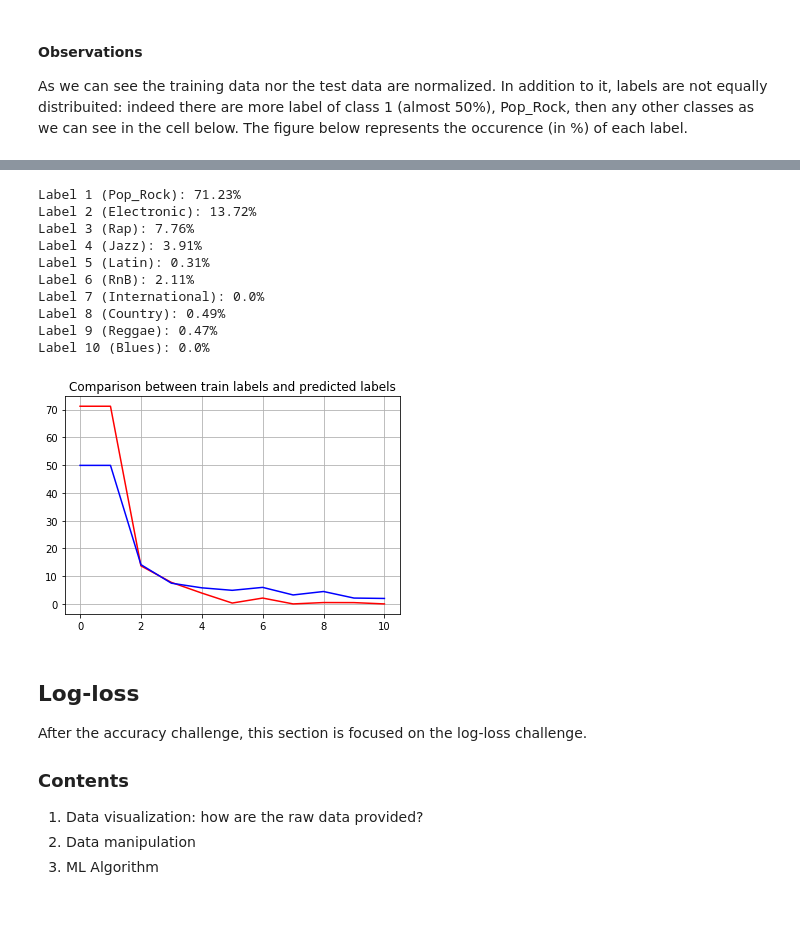
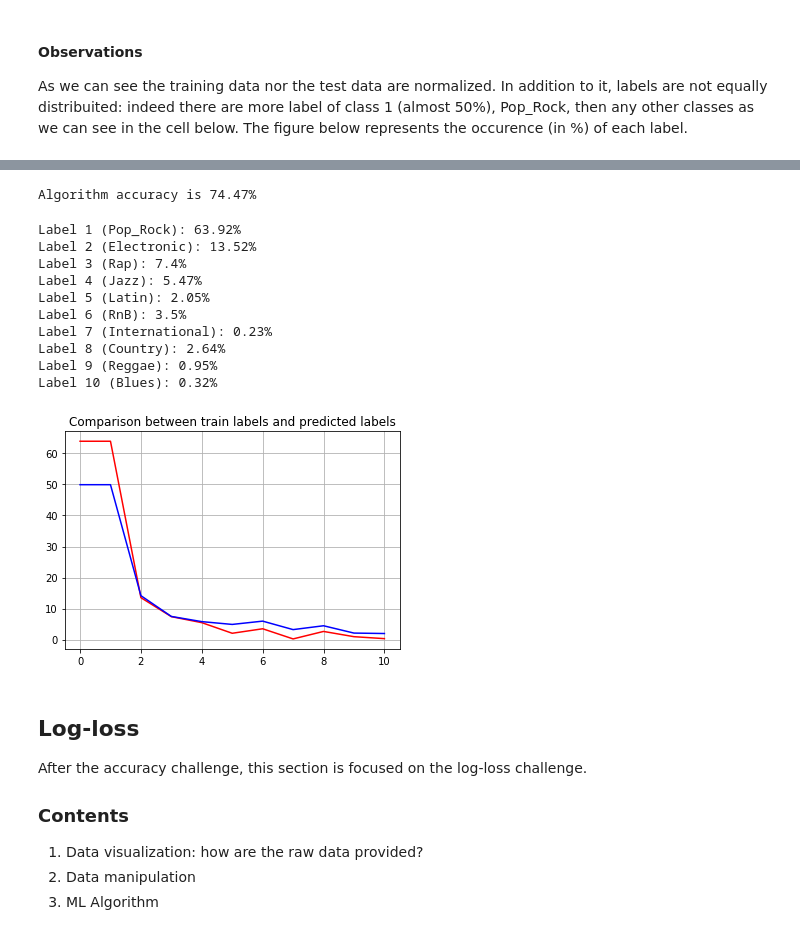
Before and after one commit to FedeMITIC/data-analysis-project, a Jupyter notebook: MLBP2018 Project Report [WIP].ipynb, the cells around one changed output, grey strips where cells are left out. Cells and saved outputs as stored; diff of their text form; code cells hidden in the pictures.

```diff
--- a/MLBP2018 Project Report [WIP].ipynb
+++ b/MLBP2018 Project Report [WIP].ipynb
@@ -213,0 +260,7 @@ Algorithm accuracy is 75.73%
+# %%
+def save_prediction(pred, filename):
+    prediction = pd.DataFrame(pred, columns=['Sample_label'])
+    prediction.index += 1
+    prediction.to_csv(f'{filename}.csv',index_label="Sample_id",index=1)
+
+save_prediction(predictions, 'SVM')
@@ -213,0 +271,3 @@ Algorithm accuracy is 75.73%
+# %%
+rtf = RandomForestClassifier(n_estimators=10, criterion='gini', verbose=1)
+rtf.fit(train_data_accuracy, np.ravel(train_labels_accuracy))
@@ -213,0 +291,18 @@ Algorithm accuracy is 75.73%
+# %%
+predictions = rtf.predict(test_data_accuracy)
+data_p = np.empty((11, 2))
+for i in range(1, 11, 1):
+    print(f'Label {i} ({class_names[i - 1]}): {round((len(np.where(predictions == i)[0]) / len(predictions)) * 100, 2)}%')
+    data_p[0, 0] = 0
+    data_p[0, 1] = round((len(np.where(predictions == 1)[0]) / len(predictions)) * 100, 2)
+    data_p[i, 0] = i
+    data_p[i, 1] = round((len(np.where(predictions == i)[0]) / len(predictions)) * 100, 2)
+
+plt.plot(data_p[:, 1], c='red')
+plt.plot(data[:, 1], c='blue')
+plt.grid(True)
+plt.title('Comparison between train labels and predicted labels')
+plt.show()
+
+## Export the calculated predictions
+save_prediction(predictions, 'Tree')
@@ -213,0 +331,13 @@ Algorithm accuracy is 75.73%
+# %%
+mlp = MLPClassifier(activation='relu',
+                    alpha=0.0001,
+                    hidden_layer_sizes=(100, 100),
+                    learning_rate='constant',
+                    max_iter=1000,
+                    shuffle=True,
+                    solver='adam',
+                    tol=0.000001,
+                    verbose=True,
+                    early_stopping=True
+                    )
+mlp.fit(train_data_scaled, np.ravel(train_labels_accuracy))
@@ -214,27 +369,34 @@ Algorithm accuracy is 75.73%
+# %%
+score = mlp.score(train_data_scaled, train_labels_accuracy)
+print(f'Algorithm accuracy is {np.round(score * 100, 2)}%')
+# %% [output]
+Algorithm accuracy is 74.47%
 # %%
-predictions = clf.predict(test_data_scaled)
+predictions = mlp.predict(test_data_scaled)
 data_p = np.empty((11, 2))
 for i in range(1, 11, 1):
     print(f'Label {i} ({class_names[i - 1]}): {round((len(np.where(predictions == i)[0]) / len(predictions)) * 100, 2)}%')
     data_p[0, 0] = 0
     data_p[0, 1] = round((len(np.where(predictions == 1)[0]) / len(predictions)) * 100, 2)
     data_p[i, 0] = i
     data_p[i, 1] = round((len(np.where(predictions == i)[0]) / len(predictions)) * 100, 2)
 
 plt.plot(data_p[:, 1], c='red')
 plt.plot(data[:, 1], c='blue')
 plt.grid(True)
 plt.title('Comparison between train labels and predicted labels')
 plt.show()
+
+save_prediction(predictions, 'NN')
 # %% [output]
-Label 1 (Pop_Rock): 71.23%
-Label 2 (Electronic): 13.72%
-Label 3 (Rap): 7.76%
-Label 4 (Jazz): 3.91%
-Label 5 (Latin): 0.31%
-Label 6 (RnB): 2.11%
-Label 7 (International): 0.0%
-Label 8 (Country): 0.49%
-Label 9 (Reggae): 0.47%
-Label 10 (Blues): 0.0%
+Label 1 (Pop_Rock): 63.92%
+Label 2 (Electronic): 13.52%
+Label 3 (Rap): 7.4%
+Label 4 (Jazz): 5.47%
+Label 5 (Latin): 2.05%
+Label 6 (RnB): 3.5%
+Label 7 (International): 0.23%
+Label 8 (Country): 2.64%
+Label 9 (Reggae): 0.95%
+Label 10 (Blues): 0.32%
-[figure, old version]
+[figure, new version]
```
Also changed, not shown: parts of 42 cells of this notebook.
